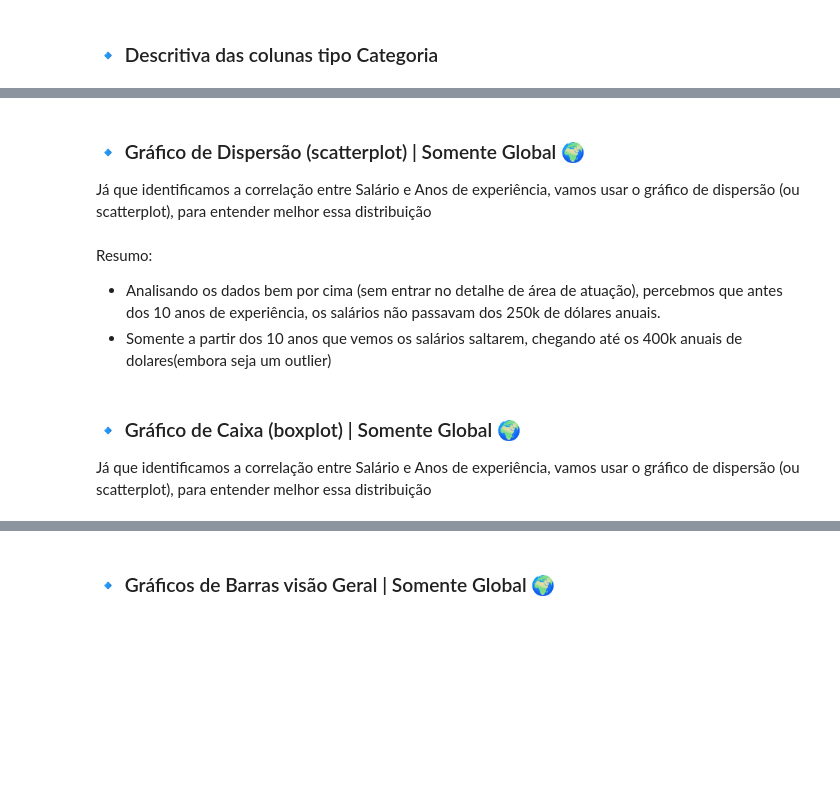
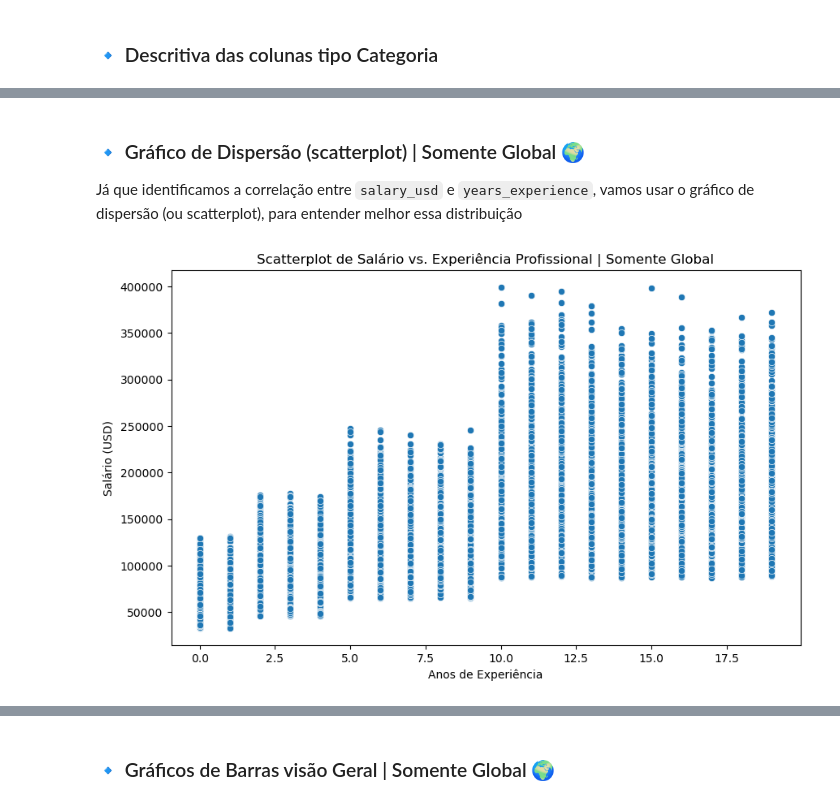
Before and after one commit to Cavalheiro93/mvp-data-analyst-global-ai-market, a Jupyter notebook: Projeto_MVP.ipynb, the cells around one changed output, grey strips where cells are left out. Cells and saved outputs as stored; diff of their text form; code cells hidden in the pictures; blank space fills up the shorter version.

```diff
--- a/Projeto_MVP.ipynb
+++ b/Projeto_MVP.ipynb
@@ -209,6 +239,6 @@ A responsabilidade dessa classe é remover dados duplicados, converter os campos
 # %%
 print('Limpando os dados do Dataframe: df_unificado')
 df_unificado = LimpezaInicialDados(df_unificado).executar()
-print('')
-print('Limpando os dados do Dataframe: df_global')
-df_global = LimpezaInicialDados(df_global).executar()
+#print('')
+#print('Limpando os dados do Dataframe: df_global')
+#df_global = LimpezaInicialDados(df_global).executar()
@@ -328,17 +523,12 @@ Resumo:
 # %% [markdown]
 ### 🔹 Gráfico de Dispersão (scatterplot) | Somente Global 🌍
-Já que identificamos a correlação entre Salário e Anos de experiência, vamos usar o gráfico de dispersão (ou scatterplot), para entender melhor essa distribuição
+Já que identificamos a correlação entre `salary_usd` e `years_experience`, vamos usar o gráfico de dispersão (ou scatterplot), para entender melhor essa distribuição
 # %%
 plt.figure(figsize=(10, 6))
 sns.scatterplot(data=df_global, x='years_experience', y='salary_usd')
-plt.title('Salário vs. Experiência Profissional')
+plt.title('Scatterplot de Salário vs. Experiência Profissional | Somente Global')
 plt.xlabel('Anos de Experiência')
 plt.ylabel('Salário (USD)')
 plt.show()
+# %% [output]
+[figure, added]
-# %% [markdown]
-Resumo:
-- Analisando os dados bem por cima (sem entrar no detalhe de área de atuação), percebmos que antes dos 10 anos de experiência, os salários não passavam dos 250k de dólares anuais.
-- Somente a partir dos 10 anos que vemos os salários saltarem, chegando até os 400k anuais de dolares(embora seja um outlier)
-# %% [markdown]
-### 🔹 Gráfico de Caixa (boxplot) | Somente Global 🌍
-Já que identificamos a correlação entre Salário e Anos de experiência, vamos usar o gráfico de dispersão (ou scatterplot), para entender melhor essa distribuição
```
Also changed, not shown: parts of 92 cells of this notebook.
